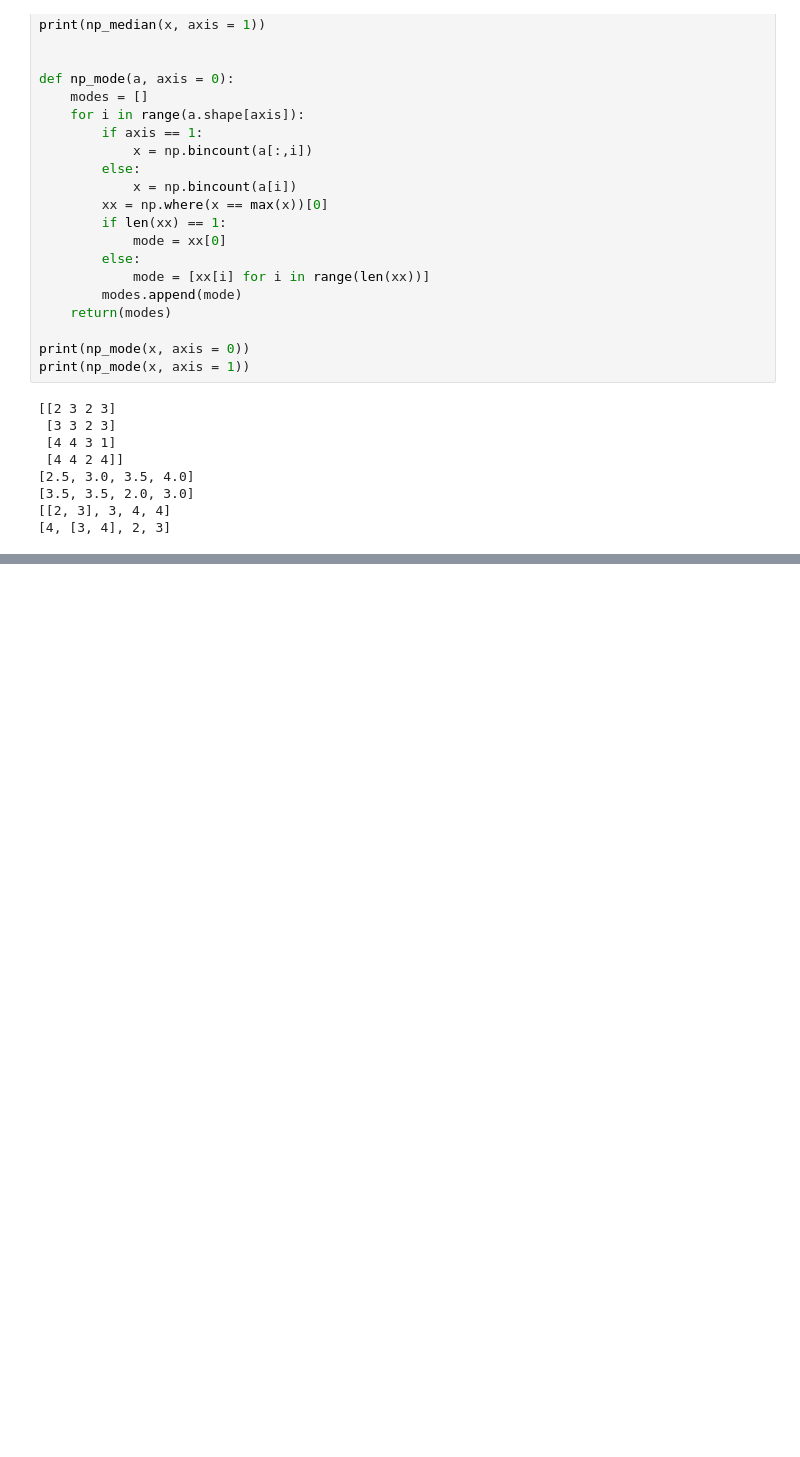
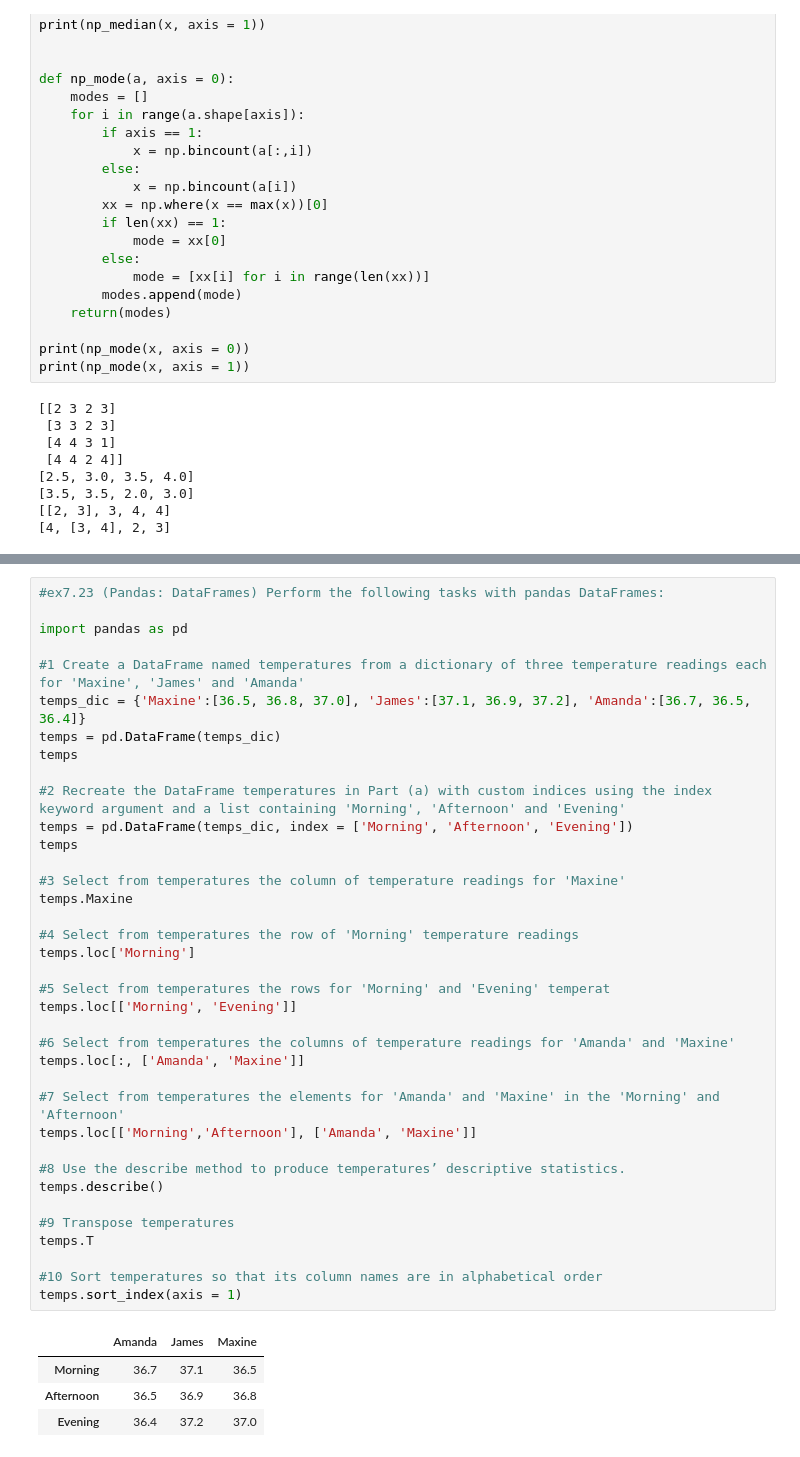
Before and after one commit to delmurphy/PythonForDataScience, a Jupyter notebook: ch07/ch07ex.ipynb, the cells around one changed output, grey strips where cells are left out. Drawn from its saved outputs; the diff is of its cells as text; blank space fills up the shorter version.

```diff
--- a/ch07/ch07ex.ipynb
+++ b/ch07/ch07ex.ipynb
@@ -854,0 +908,42 @@ print(np_mode(x, axis = 1))
+# %%
+#ex7.23 (Pandas: DataFrames) Perform the following tasks with pandas DataFrames:
+
+import pandas as pd
+
+#1 Create a DataFrame named temperatures from a dictionary of three temperature readings each for 'Maxine', 'James' and 'Amanda'
+temps_dic = {'Maxine':[36.5, 36.8, 37.0], 'James':[37.1, 36.9, 37.2], 'Amanda':[36.7, 36.5, 36.4]}
+temps = pd.DataFrame(temps_dic)
+temps
+
+#2 Recreate the DataFrame temperatures in Part (a) with custom indices using the index keyword argument and a list containing 'Morning', 'Afternoon' and 'Evening'
+temps = pd.DataFrame(temps_dic, index = ['Morning', 'Afternoon', 'Evening'])
+temps
+
+#3 Select from temperatures the column of temperature readings for 'Maxine'
+temps.Maxine
+
+#4 Select from temperatures the row of 'Morning' temperature readings
+temps.loc['Morning']
+
+#5 Select from temperatures the rows for 'Morning' and 'Evening' temperat
+temps.loc[['Morning', 'Evening']]
+
+#6 Select from temperatures the columns of temperature readings for 'Amanda' and 'Maxine'
+temps.loc[:, ['Amanda', 'Maxine']]
+
+#7 Select from temperatures the elements for 'Amanda' and 'Maxine' in the 'Morning' and 'Afternoon'
+temps.loc[['Morning','Afternoon'], ['Amanda', 'Maxine']]
+
+#8 Use the describe method to produce temperatures’ descriptive statistics.
+temps.describe()
+
+#9 Transpose temperatures
+temps.T
+
+#10 Sort temperatures so that its column names are in alphabetical order
+temps.sort_index(axis = 1)
+# %% [output]
+|  | Amanda | James | Maxine |
+| Morning | 36.7 | 37.1 | 36.5 |
+| Afternoon | 36.5 | 36.9 | 36.8 |
+| Evening | 36.4 | 37.2 | 37.0 |
```
Also changed, not shown: parts of 4 cells of this notebook.
